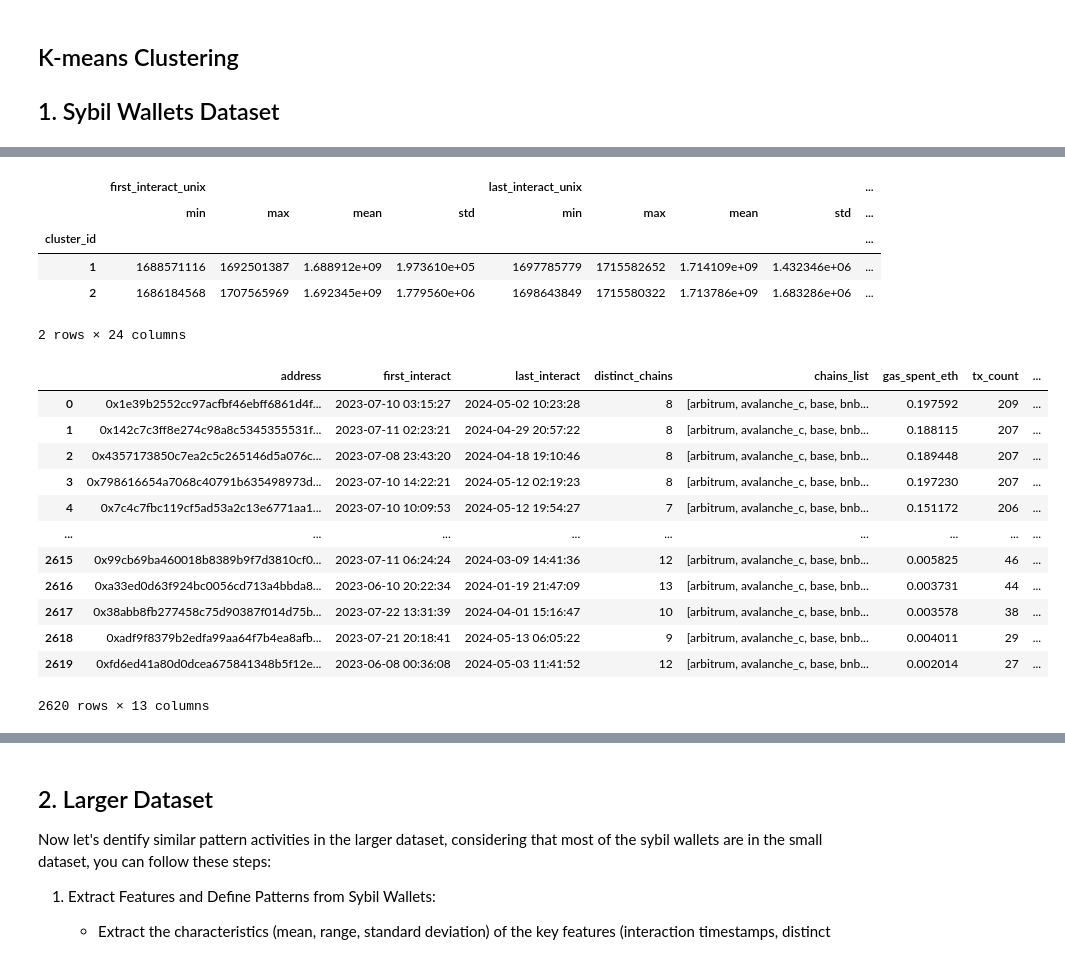
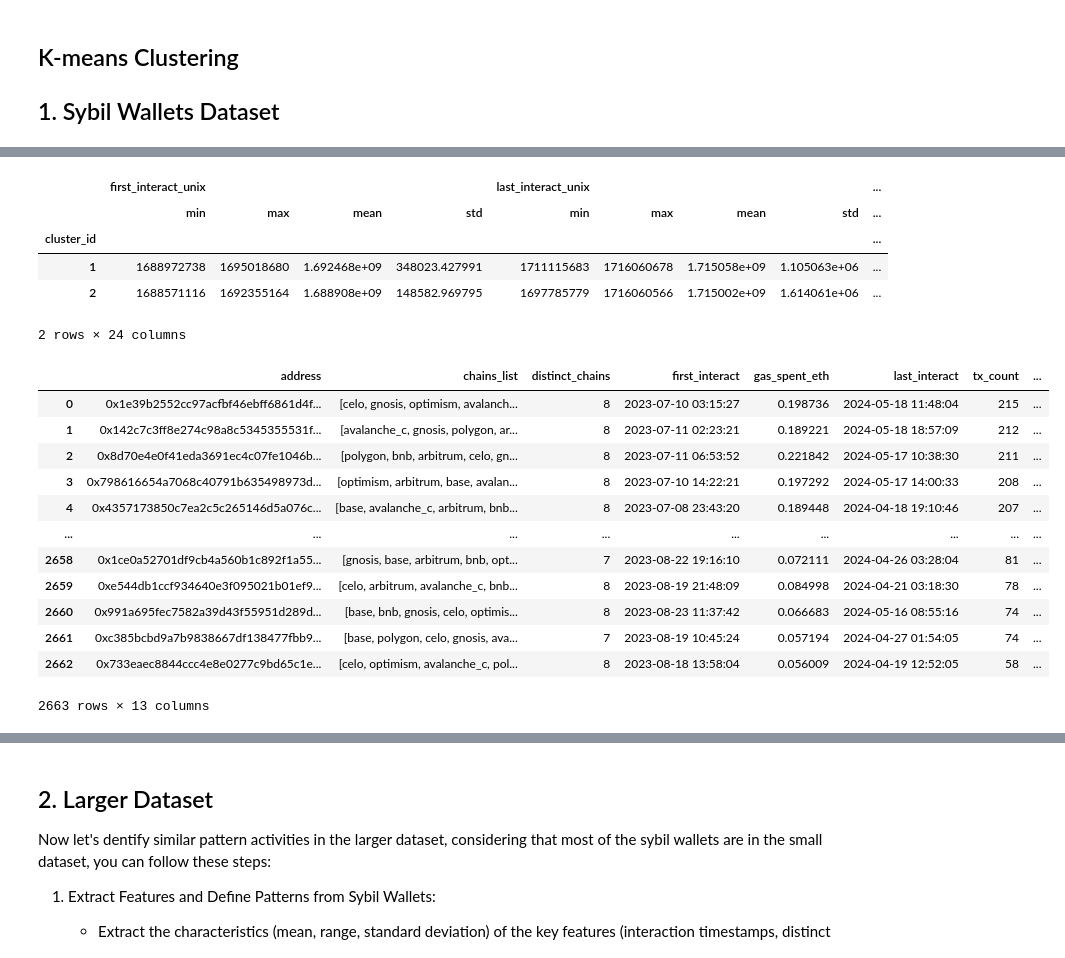
Before and after one commit to LimaRods/Sybil-Detection--, a Jupyter notebook: wallets detection.ipynb, the cells around one changed output, grey strips where cells are left out. Cells and saved outputs as stored; diff of their text form; code cells hidden in the pictures.

```diff
--- a/wallets detection.ipynb
+++ b/wallets detection.ipynb
@@ -17,8 +36,13 @@ from sklearn.preprocessing import StandardScaler
 
 # Load the uploaded dataset
 file_path = "potencial_sybil_wallets.csv"
-sybil_wallets_df = pd.read_csv(file_path)
-
+#sybil_wallets_df = pd.read_csv(file_path)
+# Alternative, fetch the data using Dune API
+load_dotenv()
+api_key = os.getenv('DUNE_API_KEY')
+url = f"https://api.dune.com/api/v1/query/3742009/results?api_key={api_key}"
+response = requests.get(url)
+sybil_wallets_df = pd.json_normalize(response.json()['result']['rows'])
 
 # Convert the 'first_interact' and 'last_interact' columns to datetime
 sybil_wallets_df['first_interact'] = pd.to_datetime(sybil_wallets_df['first_interact'], utc=True)
@@ -29,8 +53,8 @@ sybil_wallets_df['first_interact_unix'] = sybil_wallets_df['first_interact'].ast
 sybil_wallets_df['last_interact_unix'] = sybil_wallets_df['last_interact'].astype(np.int64) // 10**9
 
 # Sort the 'chains_list' alphabetically
-sybil_wallets_df['chains_list'] = sybil_wallets_df['chains_list'].apply(lambda x: sorted(x.split(',')))
-sybil_wallets_df['chains_list'] = sybil_wallets_df['chains_list'].apply(lambda x: ','.join(x))
+#sybil_wallets_df['chains_list'] = sybil_wallets_df['chains_list'].apply(lambda x: sorted(x.split(',')))
+#sybil_wallets_df['chains_list'] = sybil_wallets_df['chains_list'].apply(lambda x: ','.join(x))
 
 # Select features for clustering
 features = sybil_wallets_df[['first_interact_unix', 'last_interact_unix', 'distinct_chains',
@@ -87,42 +111,42 @@ cluster_summary
 |  | first_interact_unix |  |  |  | last_interact_unix |  |  |  | ... |
 |  | min | max | mean | std | min | max | mean | std | ... |
 | cluster_id |  |  |  |  |  |  |  |  | ... |
-| 1 | 1688571116 | 1692501387 | 1.688912e+09 | 1.973610e+05 | 1697785779 | 1715582652 | 1.714109e+09 | 1.432346e+06 | ... |
-| 2 | 1686184568 | 1707565969 | 1.692345e+09 | 1.779560e+06 | 1698643849 | 1715580322 | 1.713786e+09 | 1.683286e+06 | ... |
+| 1 | 1688972738 | 1695018680 | 1.692468e+09 | 348023.427991 | 1711115683 | 1716060678 | 1.715058e+09 | 1.105063e+06 | ... |
+| 2 | 1688571116 | 1692355164 | 1.688908e+09 | 148582.969795 | 1697785779 | 1716060566 | 1.715002e+09 | 1.614061e+06 | ... |
 2 rows × 24 columns
 # %%
 # Convert timezone-aware datetime columns to timezone-unaware
 sybil_wallets_df['first_interact'] = sybil_wallets_df['first_interact'].dt.tz_localize(None)
 sybil_wallets_df['last_interact'] = sybil_wallets_df['last_interact'].dt.tz_localize(None)
 
 
  #Sort ascending the chain list
-def  transform_list(x):#
-    raw_list  = x.strip('[]').split(" ")
-    sorted_list = sorted(raw_list)
-    return sorted_list
-sybil_wallets_df['chains_list'] = sybil_wallets_df['chains_list'].apply(transform_list)
+#def  transform_list(x):#
+ #   raw_list  = x.strip('[]').split(" ")
+ #   sorted_list = sorted(raw_list)
+ #   return sorted_list
+#sybil_wallets_df['chains_list'] = sybil_wallets_df['chains_list'].apply(transform_list)
 
 sybil_wallets_df.rename(columns = {"cluster_id": "sybil_cluster"}, inplace= True)
 
 # Calculate the duration in days
 sybil_wallets_df['duration'] = (sybil_wallets_df['last_interact'] - sybil_wallets_df['first_interact']).dt.days
 display(sybil_wallets_df)
 sybil_wallets_df.to_excel("clustering_sybil_wallets.xlsx", index = False)
 # %% [output]
-|  | address | first_interact | last_interact | distinct_chains | chains_list | gas_spent_eth | tx_count | ... |
-| 0 | 0x1e39b2552cc97acfbf46ebff6861d4f... | 2023-07-10 03:15:27 | 2024-05-02 10:23:28 | 8 | [arbitrum, avalanche_c, base, bnb... | 0.197592 | 209 | ... |
-| 1 | 0x142c7c3ff8e274c98a8c5345355531f... | 2023-07-11 02:23:21 | 2024-04-29 20:57:22 | 8 | [arbitrum, avalanche_c, base, bnb... | 0.188115 | 207 | ... |
-| 2 | 0x4357173850c7ea2c5c265146d5a076c... | 2023-07-08 23:43:20 | 2024-04-18 19:10:46 | 8 | [arbitrum, avalanche_c, base, bnb... | 0.189448 | 207 | ... |
-| 3 | 0x798616654a7068c40791b635498973d... | 2023-07-10 14:22:21 | 2024-05-12 02:19:23 | 8 | [arbitrum, avalanche_c, base, bnb... | 0.197230 | 207 | ... |
-| 4 | 0x7c4c7fbc119cf5ad53a2c13e6771aa1... | 2023-07-10 10:09:53 | 2024-05-12 19:54:27 | 7 | [arbitrum, avalanche_c, base, bnb... | 0.151172 | 206 | ... |
+|  | address | chains_list | distinct_chains | first_interact | gas_spent_eth | last_interact | tx_count | ... |
+| 0 | 0x1e39b2552cc97acfbf46ebff6861d4f... | [celo, gnosis, optimism, avalanch... | 8 | 2023-07-10 03:15:27 | 0.198736 | 2024-05-18 11:48:04 | 215 | ... |
+| 1 | 0x142c7c3ff8e274c98a8c5345355531f... | [avalanche_c, gnosis, polygon, ar... | 8 | 2023-07-11 02:23:21 | 0.189221 | 2024-05-18 18:57:09 | 212 | ... |
+| 2 | 0x8d70e4e0f41eda3691ec4c07fe1046b... | [polygon, bnb, arbitrum, celo, gn... | 8 | 2023-07-11 06:53:52 | 0.221842 | 2024-05-17 10:38:30 | 211 | ... |
+| 3 | 0x798616654a7068c40791b635498973d... | [optimism, arbitrum, base, avalan... | 8 | 2023-07-10 14:22:21 | 0.197292 | 2024-05-17 14:00:33 | 208 | ... |
+| 4 | 0x4357173850c7ea2c5c265146d5a076c... | [base, avalanche_c, arbitrum, bnb... | 8 | 2023-07-08 23:43:20 | 0.189448 | 2024-04-18 19:10:46 | 207 | ... |
 | ... | ... | ... | ... | ... | ... | ... | ... | ... |
-| 2615 | 0x99cb69ba460018b8389b9f7d3810cf0... | 2023-07-11 06:24:24 | 2024-03-09 14:41:36 | 12 | [arbitrum, avalanche_c, base, bnb... | 0.005825 | 46 | ... |
-| 2616 | 0xa33ed0d63f924bc0056cd713a4bbda8... | 2023-06-10 20:22:34 | 2024-01-19 21:47:09 | 13 | [arbitrum, avalanche_c, base, bnb... | 0.003731 | 44 | ... |
-| 2617 | 0x38abb8fb277458c75d90387f014d75b... | 2023-07-22 13:31:39 | 2024-04-01 15:16:47 | 10 | [arbitrum, avalanche_c, base, bnb... | 0.003578 | 38 | ... |
-| 2618 | 0xadf9f8379b2edfa99aa64f7b4ea8afb... | 2023-07-21 20:18:41 | 2024-05-13 06:05:22 | 9 | [arbitrum, avalanche_c, base, bnb... | 0.004011 | 29 | ... |
-| 2619 | 0xfd6ed41a80d0dcea675841348b5f12e... | 2023-06-08 00:36:08 | 2024-05-03 11:41:52 | 12 | [arbitrum, avalanche_c, base, bnb... | 0.002014 | 27 | ... |
+| 2658 | 0x1ce0a52701df9cb4a560b1c892f1a55... | [gnosis, base, arbitrum, bnb, opt... | 7 | 2023-08-22 19:16:10 | 0.072111 | 2024-04-26 03:28:04 | 81 | ... |
+| 2659 | 0xe544db1ccf934640e3f095021b01ef9... | [celo, arbitrum, avalanche_c, bnb... | 8 | 2023-08-19 21:48:09 | 0.084998 | 2024-04-21 03:18:30 | 78 | ... |
+| 2660 | 0x991a695fec7582a39d43f55951d289d... | [base, bnb, gnosis, celo, optimis... | 8 | 2023-08-23 11:37:42 | 0.066683 | 2024-05-16 08:55:16 | 74 | ... |
+| 2661 | 0xc385bcbd9a7b9838667df138477fbb9... | [base, polygon, celo, gnosis, ava... | 7 | 2023-08-19 10:45:24 | 0.057194 | 2024-04-27 01:54:05 | 74 | ... |
+| 2662 | 0x733eaec8844ccc4e8e0277c9bd65c1e... | [celo, optimism, avalanche_c, pol... | 8 | 2023-08-18 13:58:04 | 0.056009 | 2024-04-19 12:52:05 | 58 | ... |
-2620 rows × 13 columns
+2663 rows × 13 columns
 # %%
 small_df = sybil_wallets_df
 sea.set_style('darkgrid', {'axis.grid': True})
```
Also changed, not shown: parts of 5 cells of this notebook, 3 other files.
